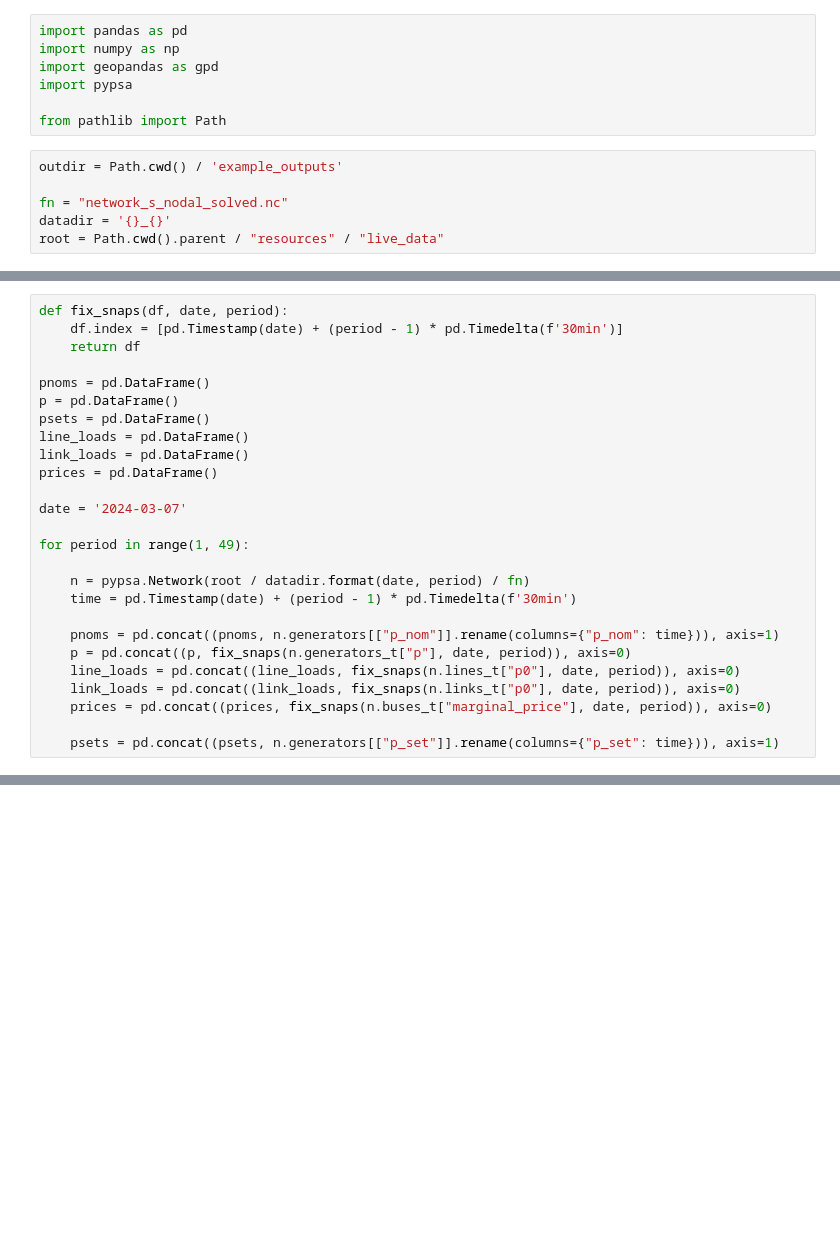
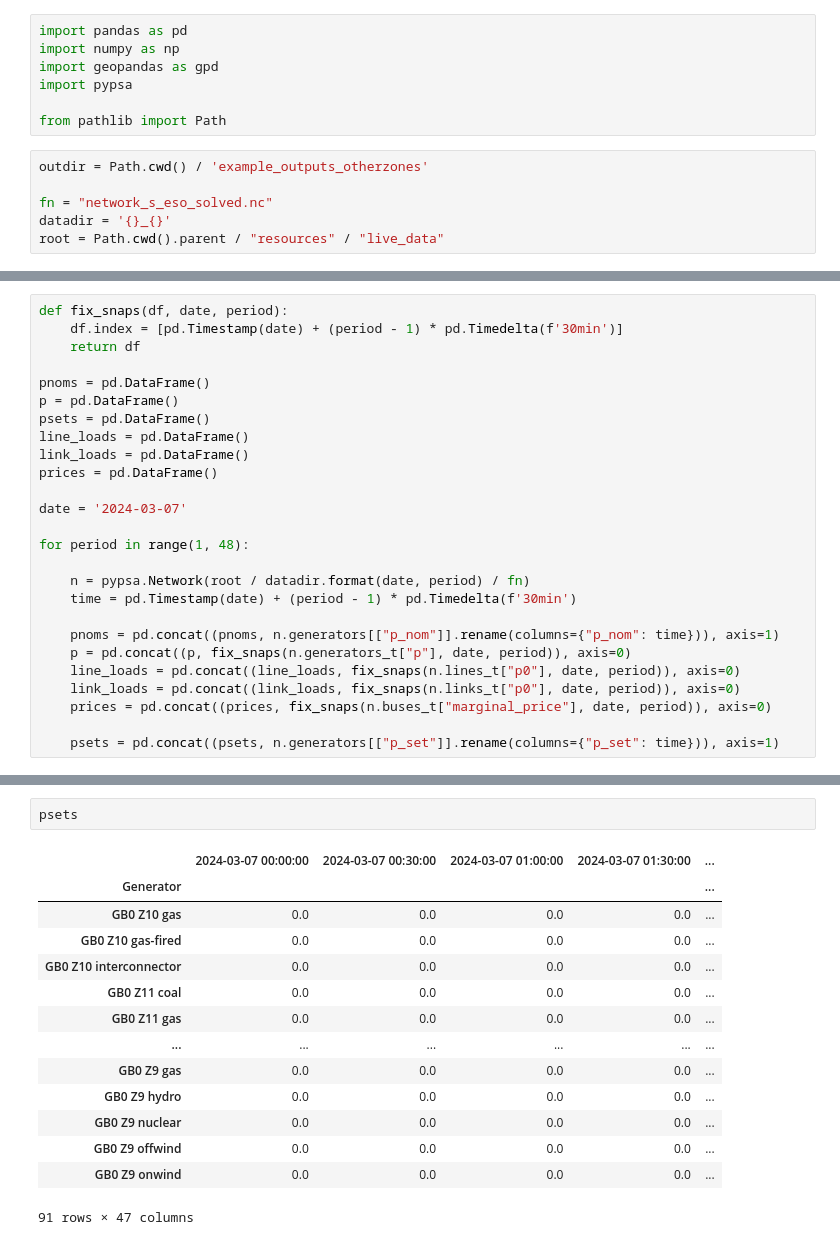
Before and after one commit to LukasFrankenQ/LMP, a Jupyter notebook: notebooks/get_output_data.ipynb, the cells around one changed output, grey strips where cells are left out. Cells and saved outputs as stored; diff of their text form; blank space fills up the shorter version.

Commit message:
updated output retrieval

```diff
--- a/notebooks/get_output_data.ipynb
+++ b/notebooks/get_output_data.ipynb
@@ -6,9 +6,9 @@ import pypsa
 
 from pathlib import Path
 # %%
-outdir = Path.cwd() / 'example_outputs'
+outdir = Path.cwd() / 'example_outputs_otherzones'
 
-fn = "network_s_nodal_solved.nc"
+fn = "network_s_eso_solved.nc"
 datadir = '{}_{}'
 root = Path.cwd().parent / "resources" / "live_data"
 # %%
@@ -34,7 +34,7 @@ prices = pd.DataFrame()
 
 date = '2024-03-07'
 
-for period in range(1, 49):
+for period in range(1, 48):
 
     n = pypsa.Network(root / datadir.format(date, period) / fn)
     time = pd.Timestamp(date) + (period - 1) * pd.Timedelta(f'30min')
@@ -84,0 +84,17 @@ INFO:pypsa.io:Imported network network_s_nodal_solved.nc has buses, carriers, ge
+# %%
+psets
+# %% [output]
+|  | 2024-03-07 00:00:00 | 2024-03-07 00:30:00 | 2024-03-07 01:00:00 | 2024-03-07 01:30:00 | ... |
+| Generator |  |  |  |  | ... |
+| GB0 Z10 gas | 0.0 | 0.0 | 0.0 | 0.0 | ... |
+| GB0 Z10 gas-fired | 0.0 | 0.0 | 0.0 | 0.0 | ... |
+| GB0 Z10 interconnector | 0.0 | 0.0 | 0.0 | 0.0 | ... |
+| GB0 Z11 coal | 0.0 | 0.0 | 0.0 | 0.0 | ... |
+| GB0 Z11 gas | 0.0 | 0.0 | 0.0 | 0.0 | ... |
+| ... | ... | ... | ... | ... | ... |
+| GB0 Z9 gas | 0.0 | 0.0 | 0.0 | 0.0 | ... |
+| GB0 Z9 hydro | 0.0 | 0.0 | 0.0 | 0.0 | ... |
+| GB0 Z9 nuclear | 0.0 | 0.0 | 0.0 | 0.0 | ... |
+| GB0 Z9 offwind | 0.0 | 0.0 | 0.0 | 0.0 | ... |
+| GB0 Z9 onwind | 0.0 | 0.0 | 0.0 | 0.0 | ... |
+91 rows × 47 columns
```
Also changed, not shown: parts of 9 cells of this notebook, 1 other file.
